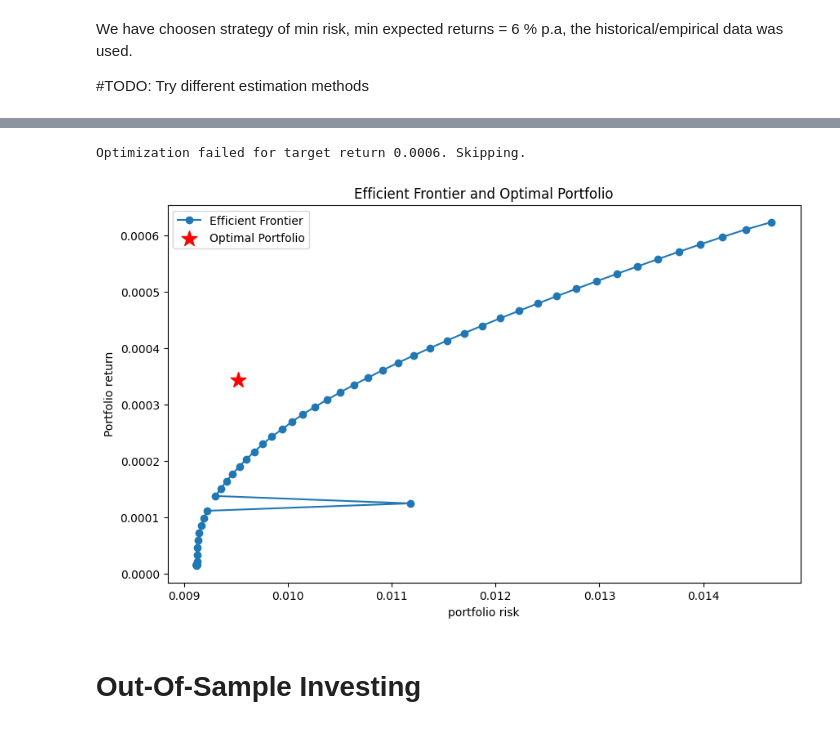
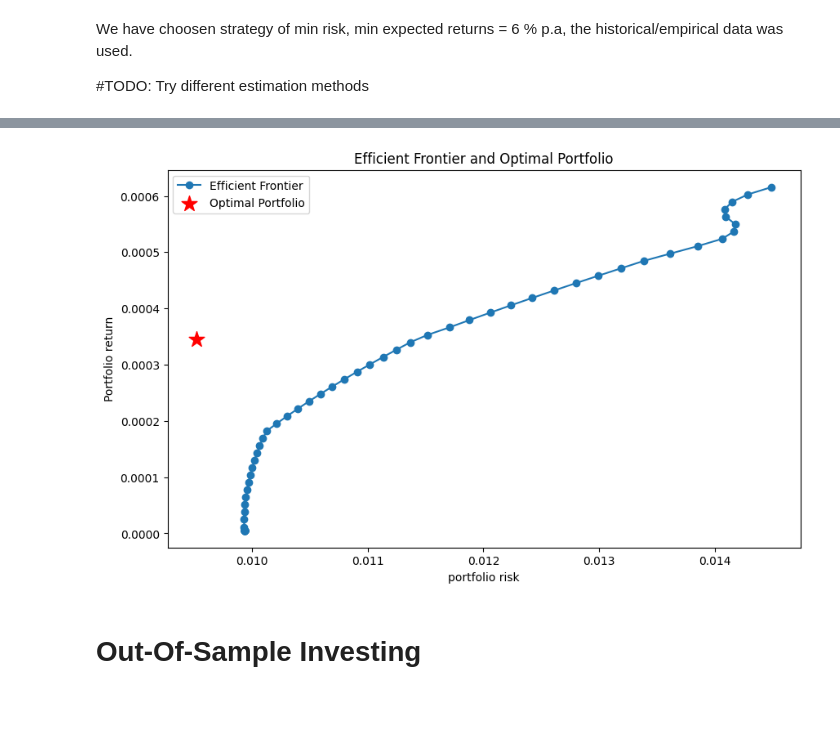
Before and after one commit to ancabenca/ds2-hw, a Jupyter notebook: Projekt -AnalyzaInvestic/AI-ABE.ipynb, the cells around one changed output, grey strips where cells are left out. Drawn from its saved outputs; the diff is of its cells as text; code cells hidden in the pictures.

```diff
--- a/Projekt -AnalyzaInvestic/AI-ABE.ipynb
+++ b/Projekt -AnalyzaInvestic/AI-ABE.ipynb
@@ -147,6 +167,4 @@ Processing data for TXN from C:\Users\Uzivatel\Documents\ds2-hw\Projekt -Analyza
 # %%
-import pandas as pd
-
 # Preprocessing of risk_free_file
 risk_free_rate = pd.read_csv(risk_free_file)
 
@@ -169,20 +187,23 @@ if 'Date' in risk_free_rate.columns:
     risk_free_rate = risk_free_rate.loc[mask]
 
     # Convert the annualized rate into a daily rate (assuming 252 trading days in a year)
-    risk_free_rate['Daily_Risk_Free_Rate'] = (1 + risk_free_rate['1 Mo'] / 100) ** (1 / 252) - 1 #????
+    #risk_free_rate['Daily_Risk_Free_Rate'] = (1 + risk_free_rate['1 Mo'] / 100) ** (1 / 252) - 1 #????
+    risk_free_rate['Daily_Risk_Free_Rate'] = np.log(1 + risk_free_rate['1 Mo'] / 100)  / 252
 
     # Set the 'Date' column as the index for alignment with stock data
     risk_free_rate.set_index('Date', inplace=True)
 
-    print("\nRisk-Free Rate Data (Head):")
-    print(risk_free_rate.head())
-    print(risk_free_rate.tail())
-    print("\nDate range in the data:")
-    print(f"Start date: {risk_free_rate.index.min()}")
-    print(f"End date: {risk_free_rate.index.max()}")
+    #print("\nRisk-Free Rate Data (Head):")
+    #print(risk_free_rate.head())
+    #print("\nRisk-Free Rate Data (Tail):")
+    #print(risk_free_rate.tail())
+    #print("\nDate range in the data:")
+    #print(f"Start date: {risk_free_rate.index.min()}")
+    #print(f"End date: {risk_free_rate.index.max()}")
 
     # Save the processed risk-free rate for later use
     risk_free_rate.to_csv('processed_risk_free_rate.csv')
-    print("Risk-free rate processing complete. File saved as 'processed_risk_free_rate.csv'.")
+    #print("Risk-free rate processing complete. File saved as 'processed_risk_free_rate.csv'.")
 else:
     print("The 'Date' column is missing or misnamed.")
+#TODO hide
@@ -690,6 +711,6 @@ def portfolio_stats(weights, expected_returns, covariance_matrix, timeAnnual):
 # %%
 # Simulate random portfolios
-num_portfolios = 10000
+num_portfolios = 1000
 timeAnnual = 252  # Trading year
 num_assets = len(expected_returns)
 results = np.zeros((3, num_portfolios))  # Rows: return, risk (std dev), Sharpe ratio
@@ -971,4 +1007,14 @@ def calculate_minimum_risk_portfolio(combined_returns, min_return, risk_free_rat
 # Replace `stock_data` with your data (a dictionary of DataFrames with 'Close' prices for each stock)
 # Set a minimum daily return (e.g., 0.00023 for ~6% annual return)
 min_return = 0.00023
-resultMark = calculate_minimum_risk_portfolio(combined_returns_subset, min_return, risk_free_rate_one)
+portfolioMark = calculate_efficient_portfolio_with_rf(
+    combined_returns_cleaned,
+    min_return,
+    risk_free_rate_one
+)
+
+print("Portfolio weights:", portfolioMark['weights'])
+print("Expected return:", portfolioMark['portfolio_return'])
+print("Portfolio risk:", portfolioMark['portfolio_risk'])
+print("Risk-free asset weight:", portfolioMark['risk_free_weight'])
+print(sum(portfolioMark['weights'].values()))
@@ -986,7 +1103,7 @@ Portfolio Risk (Std Dev): 0.009517652379111759
 # %%
-# Visualization: Efficient Frontier
-market_return = resultMark['portfolio_return']
-market_risk = resultMark['portfolio_risk']
+# Not working
+market_return = portfolioMark['portfolio_return']
+market_risk = portfolioMark['portfolio_risk']
 num_portfolios = 100
 results = np.zeros((3, num_portfolios))
 # Get max and min expected returns to ensure feasible minimum return
@@ -994,35 +1111,34 @@ min_expected_return = combined_returns.mean().min()
 max_expected_return = combined_returns.mean().max()
 for i in range(num_portfolios):
     # Vary the expected return for each portfolio
     min_return = min_expected_return + (i / num_portfolios) * (max_expected_return - min_expected_return)
 
     try:
-        portfolio = calculate_minimum_risk_portfolio(combined_returns, min_return, risk_free_rate_one)
+        portfolio = calculate_efficient_portfolio_with_rf(combined_returns, min_return, risk_free_rate_one)
         results[0, i] = portfolio['portfolio_risk']
         results[1, i] = portfolio['portfolio_return']
     except ValueError as e:
         # Handle cases where optimization fails
         print(f"Optimization failed for target return {min_return:.4f}. Skipping.")
         results[0, i] = np.nan
         results[1, i] = np.nan
 
 
 # Plot CML (opacko from above, still not working)
 # ??? How to choose market risk and market returns
 cml_x = np.linspace(0, market_risk * 1.5, 100)
 cml_y = risk_free_rate_one + (cml_x / market_risk) * (market_return - risk_free_rate_one)
 # Plot efficient frontier
 plt.figure(figsize=(10, 6))
 plt.plot(results[0, :], results[1, :], marker='o', label='Efficient Frontier')
 #plt.plot(cml_x, cml_y, color='green', label='Capital Market Line (CML)') (same naprd results)
 plt.scatter(resultMark['portfolio_risk'], resultMark['portfolio_return'], color='red', marker='*', s=200, label='Optimal Portfolio')
 plt.title('Efficient Frontier and Optimal Portfolio')
 plt.xlabel('portfolio risk')
 plt.ylabel('Portfolio return')
 plt.legend(loc='best')
 plt.show()
 # %% [output]
-Optimization failed for target return 0.0006. Skipping.
-[figure, old version]
+[figure, new version]
 # %% [markdown]
 # Out-Of-Sample Investing
```
Also changed, not shown: parts of 58 cells of this notebook.
